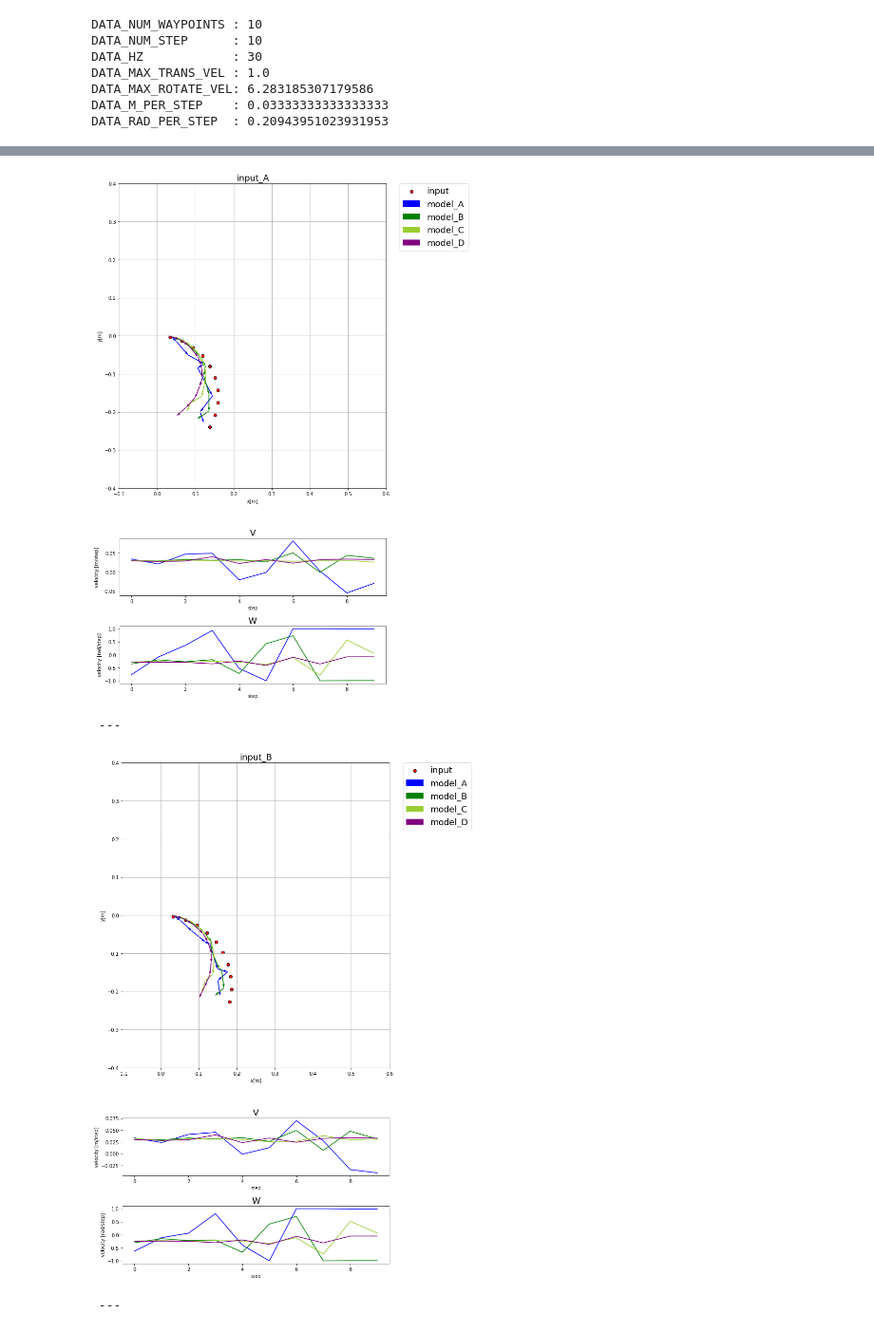
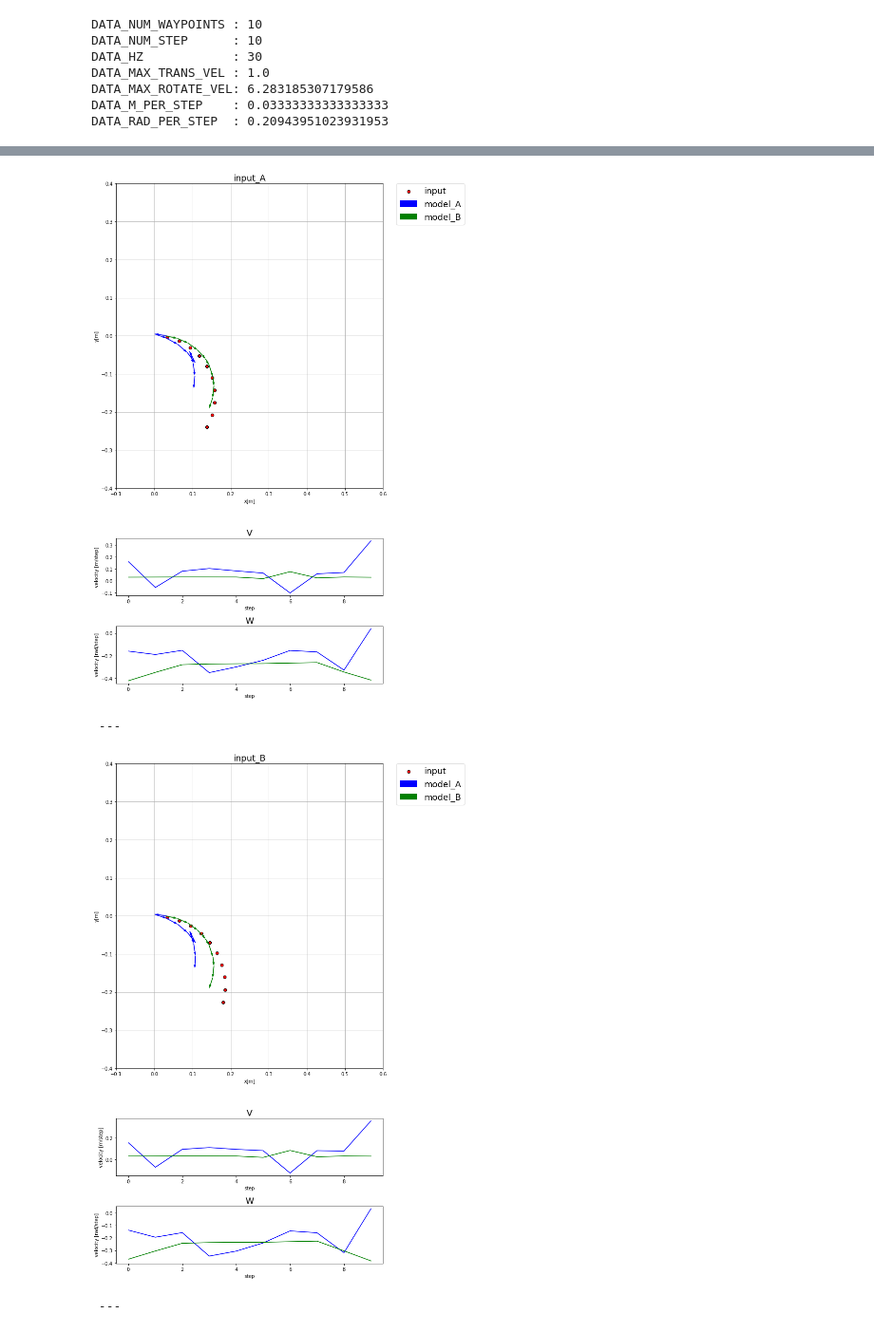
Before and after one commit to yotaseki/ROS-Cart, a Jupyter notebook: script/Test.ipynb, the cells around one changed output, grey strips where cells are left out. Shown at 95% size. Saved outputs shown, nothing was run; the diff lists cells and outputs as text; code cells hidden in the pictures.

Commit message:
clip v

```diff
--- a/script/Test.ipynb
+++ b/script/Test.ipynb
@@ -141,25 +141,10 @@ DATA_MAX_ROTATE_VEL: 6.283185307179586
 DATA_M_PER_STEP    : 0.03333333333333333
 DATA_RAD_PER_STEP  : 0.20943951023931953
 # %%
-'''
+
 modelname = [
-    'old_npz/Cart50mm10step_20190820155112_1000data100epoch/Cart50mm10step_20190820155112_1000data100epoch.model',
-    'Cart50mm10step_20190827191724_1000data100epoch/Cart50mm10step_20190827191724_1000data100epoch.model',
-    'Cart50mm10step_20190915175330_1000data100epoch/Cart50mm10step_20190915175330_1000data100epoch.model',
-    'Cart50mm10step_20190916204453_1000data100epoch/Cart50mm10step_20190916204453_1000data100epoch.model',
-    'Cart50mm10step_20190917125759_1000data100epoch/Cart50mm10step_20190917125759_1000data100epoch.model',
-    'Cart50mm10step_20190917155346_1000data100epoch/Cart50mm10step_20190917155346_1000data100epoch.model'
-]
-modelname = [
-    'Cart33mm10step_201909201922_1000data100ep/Cart33mm10step_201909201922_1000data100ep.model',
-    'Cart33mm10step_201909211546_1000data100ep/Cart33mm10step_201909211546_1000data100ep.model'
-]
-'''
-modelname = [
-    'Cart30mm10step_201909211944_1000data100ep/Cart30mm10step_201909211944_1000data100ep.model',
-    'Cart30mm10step_201909241518_1000data100ep/Cart30mm10step_201909241518_1000data100ep.model',
-    'Cart30mm10step_201909241812_1000data100ep/Cart30mm10step_201909241812_1000data100ep.model',
-    'Cart30mm10step_201909241921_1000data100ep/Cart30mm10step_201909241921_1000data100ep.model'
+    'Cart30mm10step_201910141922_5000data20ep/Cart30mm10step_201910141922_5000data20ep.model',
+    'Cart30mm10step_201910111630_5000data20ep/Cart30mm10step_201910111630_5000data20ep.model'
 ]
 
 modelcolors = [
@@ -185,6 +170,23 @@ def predict(model,x):
     loss = loss_function(y_pad, x_test)
     z_oplus = xp.array([x.data for x in calc_oplus(y_pad)],dtype=xp.float32)
     return y, loss, z_oplus
+
+def predict_clip(model,x):
+    y = model(x)
+    # clip
+    v_limit = DATA_M_PER_STEP
+    w_limit = DATA_RAD_PER_STEP
+    v = F.expand_dims(F.transpose(F.clip(y[:,:,0],-v_limit,v_limit)),axis=0)
+    w = F.expand_dims(F.transpose(F.clip(y[:,:,1],-w_limit,w_limit)),axis=0)
+    # zero-padding
+    pad = Variable(xp.zeros((1,DATA_NUM_STEP,1),dtype=xp.float32))
+    y_pad = F.concat((v,pad,w),axis=2)
+    #pad = Variable(xp.zeros((1,DATA_NUM_WAYPOINTS,1),dtype=xp.float32))
+    #y_pad = F.concat((y,pad),axis=2)
+    #y_pad = F.permutate(y_pad, xp.array([0,2,1],'i'), axis=2)
+    loss = loss_function(y_pad, x_test)
+    z_oplus = xp.array([x.data for x in calc_oplus(y_pad)],dtype=xp.float32)
+    return y, loss, z_oplus
 # %%
 #rad = xp.linspace(-DATA_RAD_PER_STEP, DATA_RAD_PER_STEP, 73) # -36 ~ 36 m/step
 #rad = xp.linspace(-xp.deg2rad(5),xp.deg2rad(5), 15)
@@ -216,7 +218,7 @@ for i in range(len(rad)):
     x = Variable(xp.array([x],dtype=xp.float32))
     axes[0] = plot_path(axes[0],x_test,xlim=[-.1,.6],ylim=[-.4,.4],scatter=1)
     for j in range(len(models)):
-        y, loss, z_oplus = predict(models[j],x)
+        y, loss, z_oplus = predict_clip(models[j],x)
         Y.append(y.data)
         mean_v = xp.mean(y.data[0,:,0])
         mean_w = xp.mean(y.data[0,:,1])
@@ -271,5 +271,5 @@ model_D = Cart30mm10step_201909241921_1000data100ep/Cart30mm10step_201909241921_
  ---
-[figure, old version]
+[figure, new version]
  ---
-[figure, old version]
+[figure, new version]
  ---
```
Also changed, not shown: parts of 3 cells of this notebook, 2 other files.
